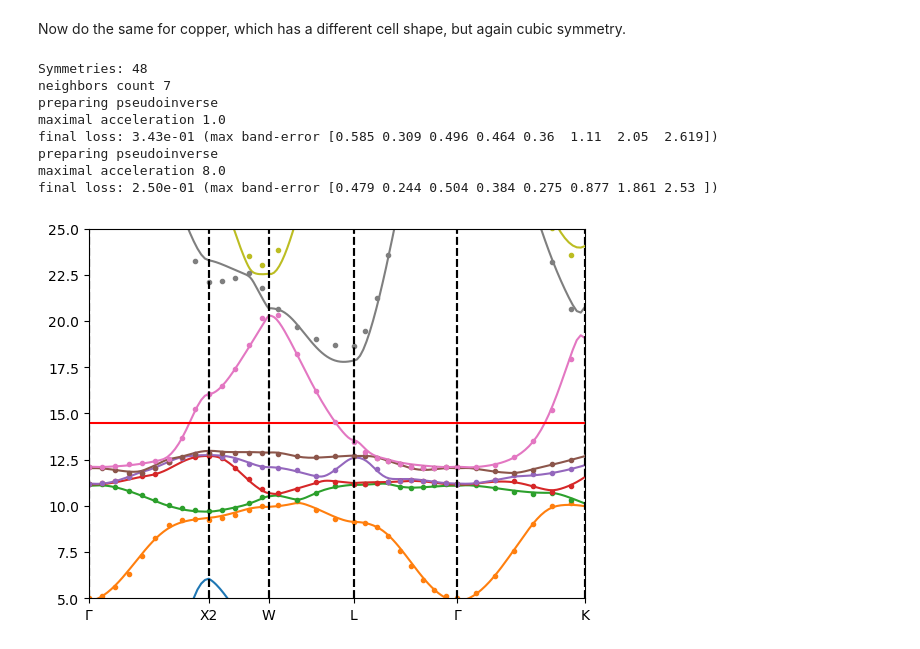
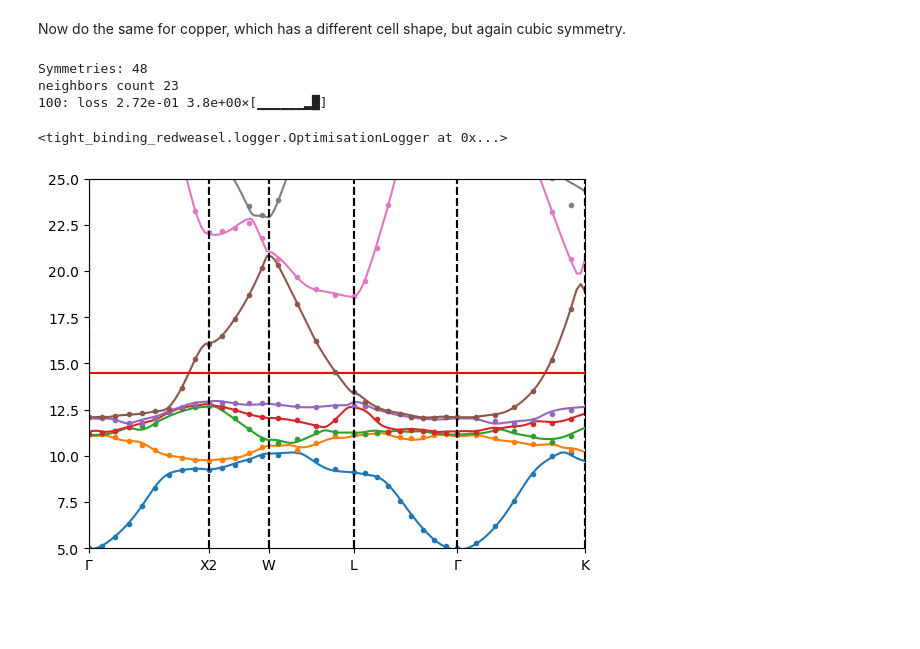
Before and after one commit to redweasel/tight-binding, a Jupyter notebook: notebooks/AsymTightBinding.ipynb, the cells around one changed output. Saved outputs shown, nothing was run; the diff lists cells and outputs as text; code cells hidden in the pictures; blank space fills up the shorter version.

Commit message:
fix breaking einsum path fix kpaths band_offset in new matplotlib version add tests for kpaths add hall coefficient bulk calculation

```diff
--- a/notebooks/AsymTightBinding.ipynb
+++ b/notebooks/AsymTightBinding.ipynb
@@ -241,6 +236,6 @@ Now do the same for copper, which has a different cell shape, but again cubic sy
 # %%
 # read the data from Quantum Espresso
-import qespresso_interface as qe
+from tight_binding_redweasel import qespresso_interface as qe
 material = qe.QECrystal("cu", [], [], [], 0)
 k_smpl, _, ref_bands, symmetries, fermi_energy = material.read_bands()
 print("Symmetries:", len(symmetries))
@@ -249,41 +244,53 @@ k_smpl, ref_bands = Symmetry.cubic(True).realize_symmetric_data(k_smpl, ref_band
 np.set_printoptions(precision=3, suppress=True)
 
 # now start my algorithm to find good matrices
-add_bands = 3
-band_offset = 1 # = additional bands below reference
+#add_bands = 3
+#band_offset = 1 # = additional bands below reference
+add_bands = 1
+band_offset = 0
 
 weights = np.ones(len(ref_bands[0]))
-weights[0] = 0.1
+#weights[0] = 0.1
+weights[5] = 3
 weights[-1] = 0.1
-weights[-2] = 0.1
+#weights[-2] = 0.1
 
 basis_transform = np.array([[0, 1, 1], [1, 0, 1], [1, 1, 0]]) / 2.0
-neighbors = ((0, 0, 0), (1, 0, 0)) #, (1, 1, 0), (1, 1, 1)
+neighbors = ((0, 0, 0), (1, 0, 0), (1, 1, 0), (1, 1, 1))
 neighbors = np.array(neighbors) @ basis_transform
 neighbors = Symmetry.cubic(True).complete_neighbors(neighbors) # this can be done before or after the basis_transform is applied for different results
 print("neighbors count", len(neighbors))
 #print(np.array(neighbors))
 
 #tb_cu = BandStructureModel.init_tight_binding_from_ref(Symmetry.none(), neighbors, k_smpl, ref_bands, band_offset, add_bands, cos_reduced=True)
-tb_cu.optimize(k_smpl, 1, ref_bands, weights, band_offset, 10, 1, train_k0=True, regularization=0.995, max_accel_global=1.0)
-tb_cu.optimize(k_smpl, 1, ref_bands, weights, band_offset, 200, 1, train_k0=True, max_accel_global=8.0)
+#tb_cu.optimize(k_smpl, 1, ref_bands, weights, band_offset, 10, 1, train_k0=True, max_accel_global=1.0)
+#tb_cu.optimize(k_smpl, 1, ref_bands, weights, band_offset, 200, 1, train_k0=True, max_accel_global=8.0)
+
+tb_cu = AsymTightBindingModel.new(neighbors, len(ref_bands[0]) + add_bands)
+tb_cu.randomize(0.01)
+tb_cu.optimize_cg(k_smpl, ref_bands, weights, band_offset, 100)
+
+path = kpaths.KPath('G').to('X2').to('W').to('L').to('G').to('K')
+path2 = kpaths.KPath('G').to('X2', 9).to('W', 9).to('L', 9).to('G', 9).to('K', 9*3)
+interpolator = kpaths.interpolate_unstructured(k_smpl, ref_bands, Symmetry.none())
+path.plot(tb_cu, '-')
+plt.axhline(fermi_energy, color='r')
+path2.plot(interpolator, '.', band_offset=band_offset)
+plt.ylim(5, 25)
+plt.show()
 # %% [output]
 Symmetries: 48
-neighbors count 7
-preparing pseudoinverse
-maximal acceleration 1.0
-final loss: 3.43e-01 (max band-error [0.585 0.309 0.496 0.464 0.36  1.11  2.05  2.619])
-preparing pseudoinverse
-maximal acceleration 8.0
-final loss: 2.50e-01 (max band-error [0.479 0.244 0.504 0.384 0.275 0.877 1.861 2.53 ])
+neighbors count 23
+100: loss 2.72e-01 3.8e+00×[▁▁▁▁▁▁▂█]
+<tight_binding_redweasel.logger.OptimisationLogger at 0x...>
 # %%
 path = kpaths.KPath('G').to('X2').to('W').to('L').to('G').to('K')
 path2 = kpaths.KPath('G').to('X2', 9).to('W', 9).to('L', 9).to('G', 9).to('K', 9*3)
 interpolator = kpaths.interpolate_unstructured(k_smpl, ref_bands, Symmetry.none())
 path.plot(tb_cu, '-')
 plt.axhline(fermi_energy, color='r')
-path2.plot(interpolator, '.', band_offset=1)
+path2.plot(interpolator, '.', band_offset=band_offset)
 plt.ylim(5, 25)
 plt.show()
 # %% [output]
-[figure, old version]
+[figure, new version]
```
Also changed, not shown: parts of 9 cells of this notebook, 10 other files.
